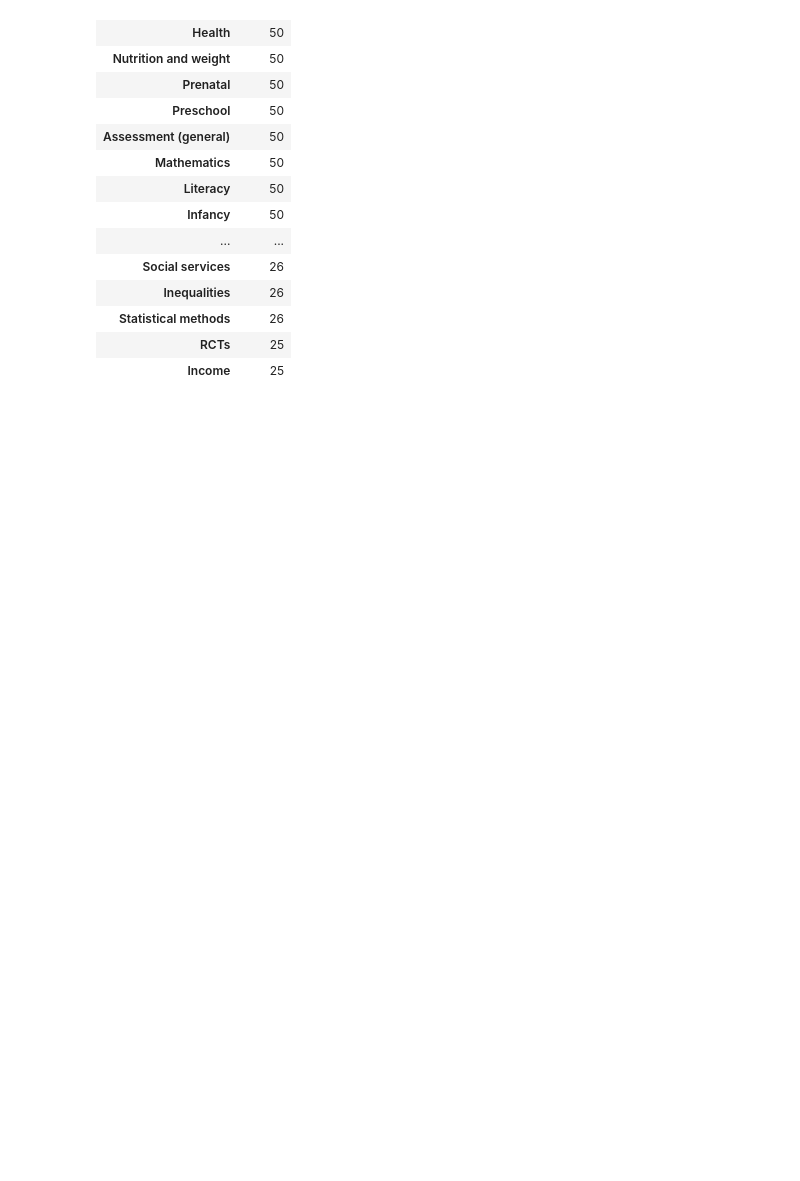
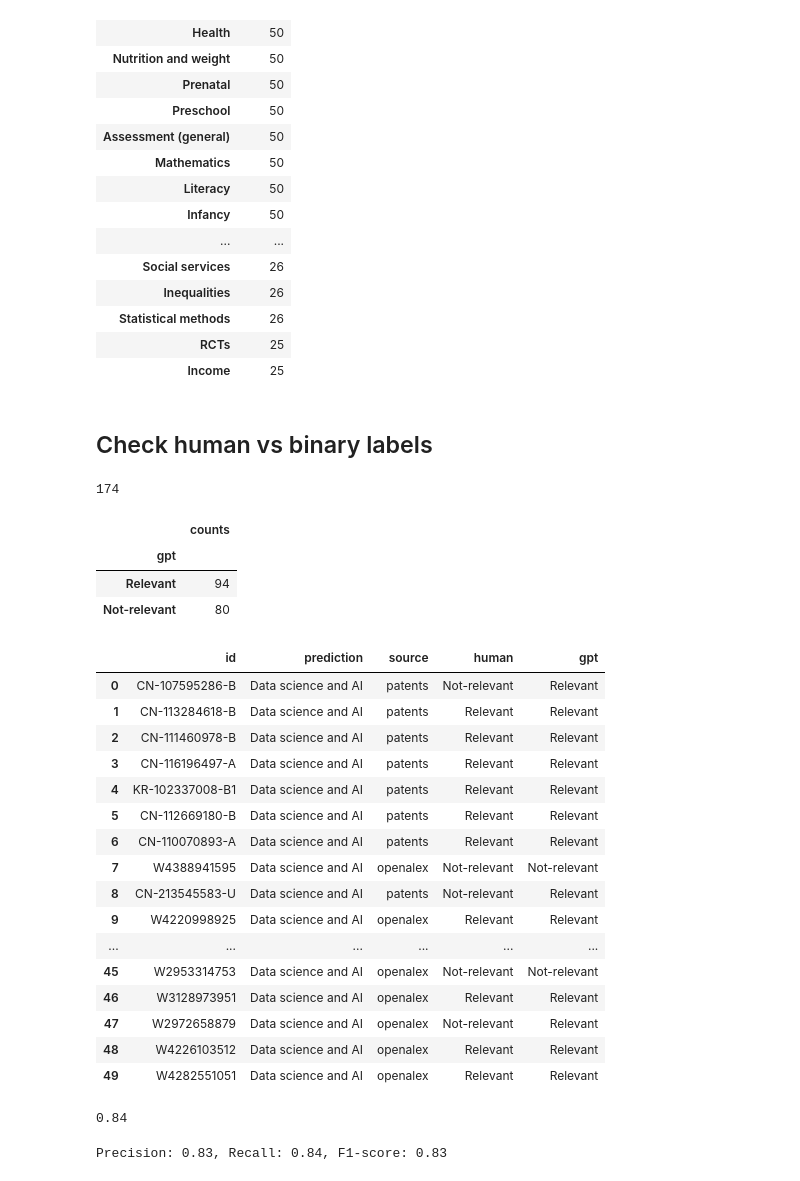
Before and after one commit to nestauk/discovery_child_development, a Jupyter notebook: discovery_child_development/analysis/evaluate_labels/02_eval_labels.ipynb, the cells around one changed output. Drawn from its saved outputs; the diff is of its cells as text; code cells hidden in the pictures; blank space fills up the shorter version.

```diff
--- a/discovery_child_development/analysis/evaluate_labels/02_eval_labels.ipynb
+++ b/discovery_child_development/analysis/evaluate_labels/02_eval_labels.ipynb
@@ -20,11 +20,10 @@ def get_data(path):
     # compare prediction vs accept label
 
 def get_taxonomy_data(path):
-    columns = ['id', 'prediction', 'answer', '_annotator_id', 'correct']
     return (
         pd.DataFrame(load_jsonl(path))
         .assign(correct = lambda df: df['answer'] == 'accept')
-        )[columns]
+        )
 # %%
 def get_annotator_counts(data_df):
     return (
@@ -192,3 +193,74 @@ data_df.groupby('prediction').agg(counts = ('id', 'count')).sort_values('counts'
 | Statistical methods | 26 |
 | RCTs | 25 |
 | Income | 25 |
+# %% [markdown]
+## Check human vs binary labels
+# %%
+from discovery_child_development.utils.jsonl_utils import load_jsonl
+
+LABELS_DIR = PROJECT_DIR / 'outputs/labels/taxonomy_cat'
+
+gpt_labels = (
+    pd.DataFrame(load_jsonl(LABELS_DIR / "taxonomy_cat_ai.jsonl"))
+    .rename(columns = {'prediction': 'gpt'})
+    .assign(id = lambda df: df['id'].apply(lambda x: x.split('/')[-1]))
+)[['id', 'gpt']]
+# %%
+len(gpt_labels)
+# %% [output]
+174
+# %%
+gpt_labels.groupby('gpt').agg(counts = ('id', 'count')).sort_values('counts', ascending=False)
+# %% [output]
+|  | counts |
+| gpt |  |
+| Relevant | 94 |
+| Not-relevant | 80 |
+# %%
+eval_df = (
+    data_df
+    .query("prediction == 'Data science and AI'")
+    .rename(columns={"answer": "human"})
+    .assign(human=lambda x: x.human.map({"reject": "Not-relevant", "accept": "Relevant"}))
+)
+# %%
+combined_df = (
+    eval_df
+    .merge(gpt_labels, on='id', how='left')
+)[['id', 'prediction', 'source', 'human', 'gpt']]
+# %%
+combined_df
+# %% [output]
+|  | id | prediction | source | human | gpt |
+| 0 | CN-107595286-B | Data science and AI | patents | Not-relevant | Relevant |
+| 1 | CN-113284618-B | Data science and AI | patents | Relevant | Relevant |
+| 2 | CN-111460978-B | Data science and AI | patents | Relevant | Relevant |
+| 3 | CN-116196497-A | Data science and AI | patents | Relevant | Relevant |
+| 4 | KR-102337008-B1 | Data science and AI | patents | Relevant | Relevant |
+| 5 | CN-112669180-B | Data science and AI | patents | Relevant | Relevant |
+| 6 | CN-110070893-A | Data science and AI | patents | Relevant | Relevant |
+| 7 | W4388941595 | Data science and AI | openalex | Not-relevant | Not-relevant |
+| 8 | CN-213545583-U | Data science and AI | patents | Not-relevant | Relevant |
+| 9 | W4220998925 | Data science and AI | openalex | Relevant | Relevant |
+| ... | ... | ... | ... | ... | ... |
+| 45 | W2953314753 | Data science and AI | openalex | Not-relevant | Not-relevant |
+| 46 | W3128973951 | Data science and AI | openalex | Relevant | Relevant |
+| 47 | W2972658879 | Data science and AI | openalex | Not-relevant | Relevant |
+| 48 | W4226103512 | Data science and AI | openalex | Relevant | Relevant |
+| 49 | W4282551051 | Data science and AI | openalex | Relevant | Relevant |
+# %%
+# now use scikit-learn to calculate the accuracy
+# precision, recall, and f1-score
+from sklearn.metrics import accuracy_score
+from sklearn.metrics import precision_recall_fscore_support
+
+accuracy_score(combined_df['human'], combined_df['gpt'])
+# %% [output]
+0.84
+# %%
+# precision, recall, f1-score
+precision, recall, f1, _ = precision_recall_fscore_support(combined_df['human'], combined_df['gpt'], average='weighted')
+
+print(f"Precision: {precision:.2f}, Recall: {recall:.2f}, F1-score: {f1:.2f}")
+# %% [output]
+Precision: 0.83, Recall: 0.84, F1-score: 0.83
```
Also changed, not shown: parts of 1 cell of this notebook, 26 other files.
